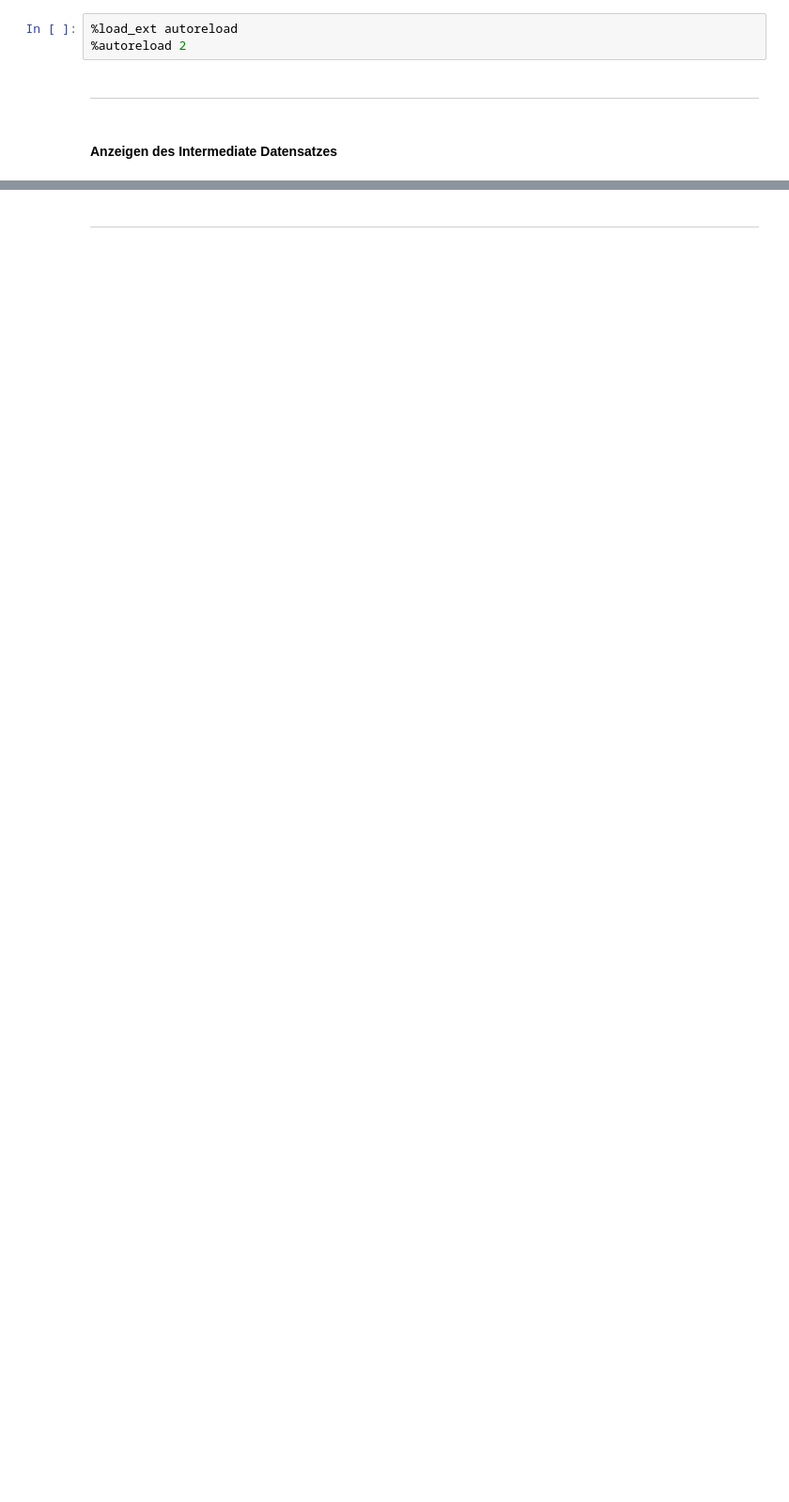
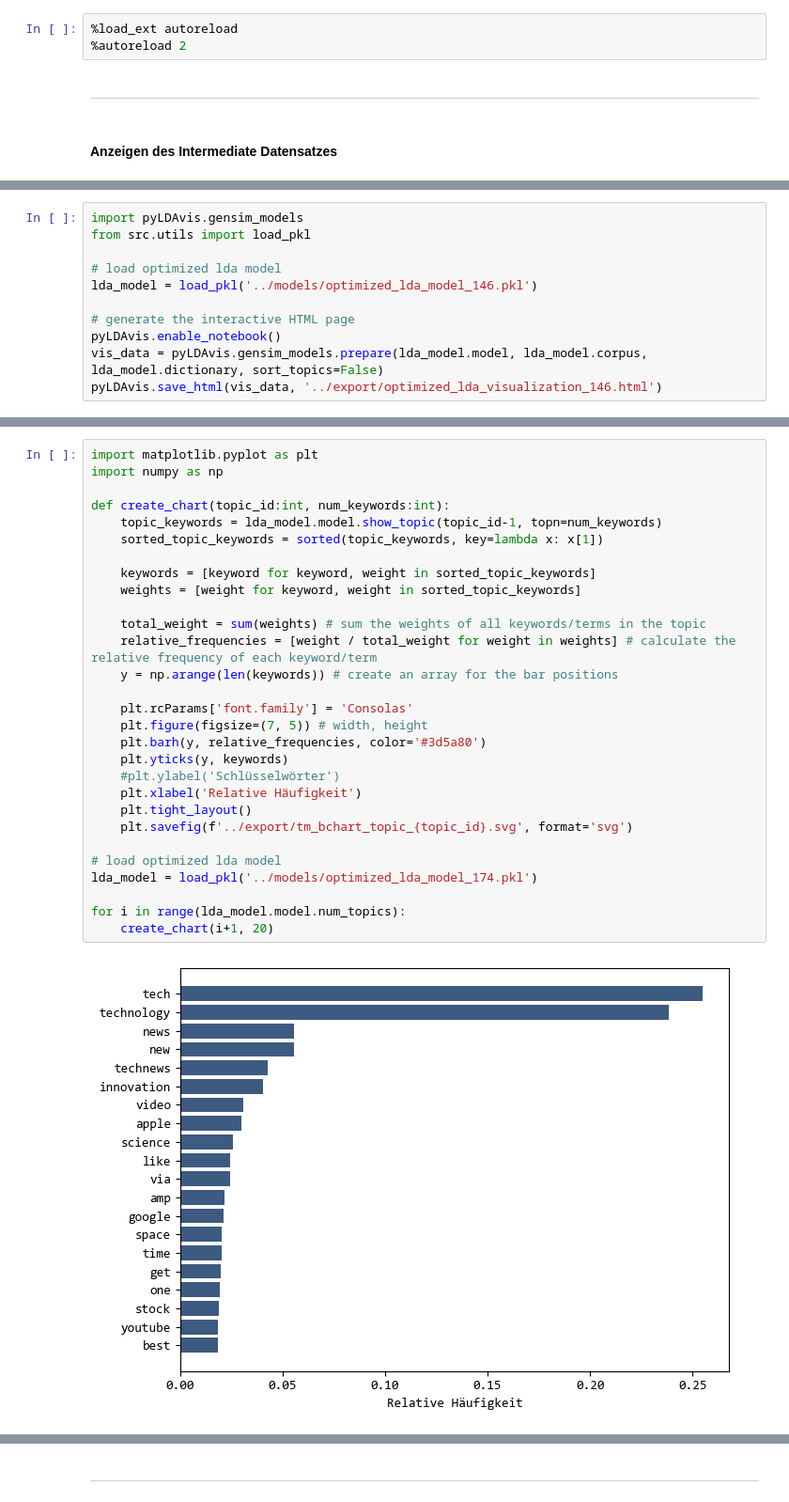
Before and after one commit to lukasschr/bachelorthesis-social-media-analytics, a Jupyter notebook: notebooks/00-experimental.ipynb, the cells around one changed output, grey strips where cells are left out. Shown at 94% size. Saved outputs shown, nothing was run; the diff lists cells and outputs as text; blank space fills up the shorter version.

Commit message:
added more sections for creating charts

```diff
--- a/notebooks/00-experimental.ipynb
+++ b/notebooks/00-experimental.ipynb
@@ -91,0 +43,11 @@ _.head(100)
+# %%
+import pyLDAvis.gensim_models
+from src.utils import load_pkl
+
+# load optimized lda model
+lda_model = load_pkl('../models/optimized_lda_model_146.pkl')
+
+# generate the interactive HTML page
+pyLDAvis.enable_notebook()
+vis_data = pyLDAvis.gensim_models.prepare(lda_model.model, lda_model.corpus, lda_model.dictionary, sort_topics=False)
+pyLDAvis.save_html(vis_data, '../export/optimized_lda_visualization_146.html')
@@ -91,0 +58,31 @@ _.head(100)
+# %%
+import matplotlib.pyplot as plt
+import numpy as np
+
+def create_chart(topic_id:int, num_keywords:int):
+    topic_keywords = lda_model.model.show_topic(topic_id-1, topn=num_keywords)
+    sorted_topic_keywords = sorted(topic_keywords, key=lambda x: x[1])
+
+    keywords = [keyword for keyword, weight in sorted_topic_keywords]
+    weights = [weight for keyword, weight in sorted_topic_keywords]
+
+    total_weight = sum(weights) # sum the weights of all keywords/terms in the topic
+    relative_frequencies = [weight / total_weight for weight in weights] # calculate the relative frequency of each keyword/term
+    y = np.arange(len(keywords)) # create an array for the bar positions
+
+    plt.rcParams['font.family'] = 'Consolas'
+    plt.figure(figsize=(7, 5)) # width, height
+    plt.barh(y, relative_frequencies, color='#3d5a80')
+    plt.yticks(y, keywords)
+    #plt.ylabel('Schlüsselwörter')
+    plt.xlabel('Relative Häufigkeit')
+    plt.tight_layout()
+    plt.savefig(f'../export/tm_bchart_topic_{topic_id}.svg', format='svg')
+
+# load optimized lda model
+lda_model = load_pkl('../models/optimized_lda_model_174.pkl')
+
+for i in range(lda_model.model.num_topics):
+    create_chart(i+1, 20)
+# %% [output]
+[figure, added]
```
Also changed, not shown: parts of 17 cells of this notebook.
